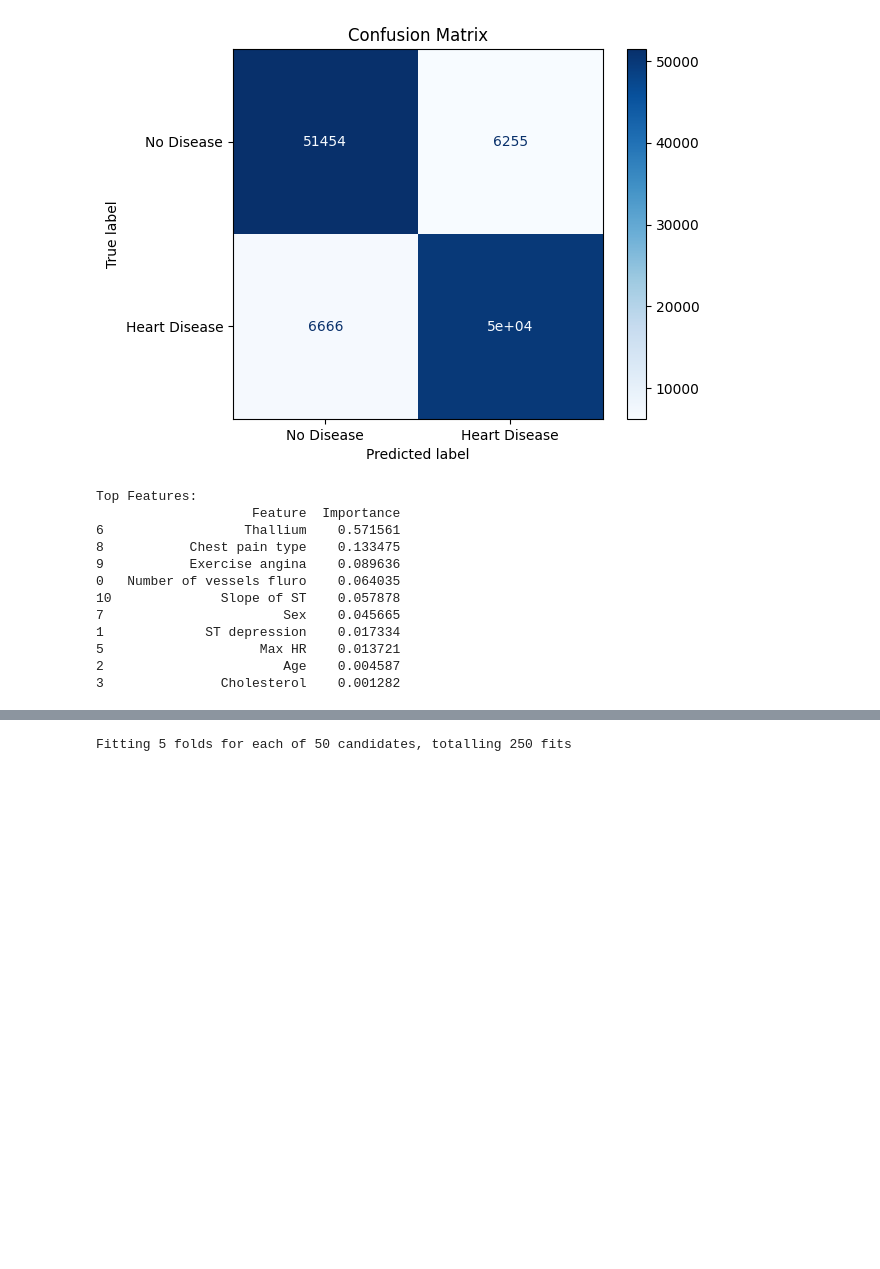
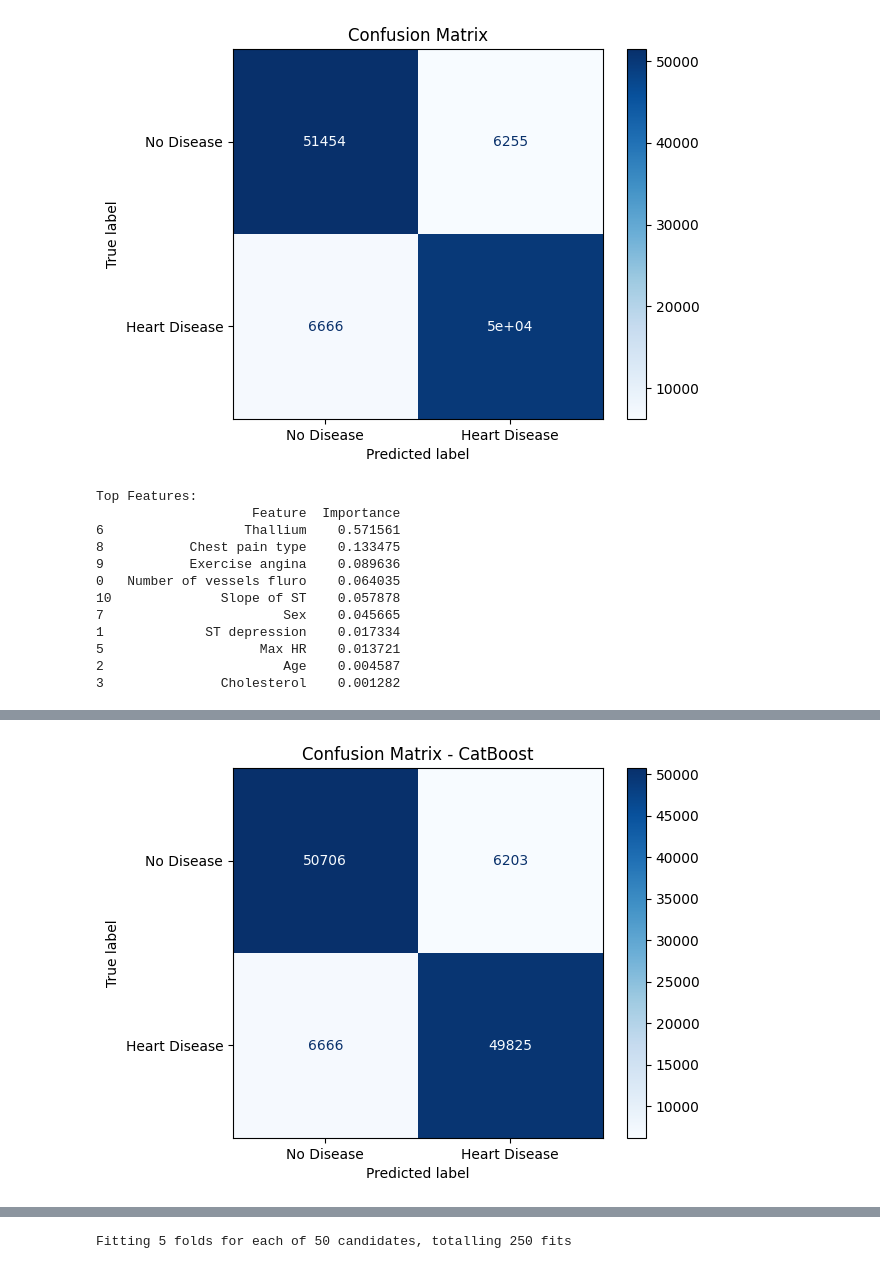
Before and after one commit to kirmanioussema12/Heart-Disease, a Jupyter notebook: Prediction.ipynb, the cells around one changed output, grey strips where cells are left out. Drawn from its saved outputs; the diff is of its cells as text; code cells hidden in the pictures; blank space fills up the shorter version.

```diff
--- a/Prediction.ipynb
+++ b/Prediction.ipynb
@@ -271,3 +257,84 @@ Top Features:
 5                    Max HR    0.013721
 2                       Age    0.004587
 3               Cholesterol    0.001282
+# %%
+# -----------------------------
+# 0️⃣ Imports
+import pandas as pd
+import matplotlib.pyplot as plt
+from sklearn.model_selection import train_test_split
+from sklearn.metrics import accuracy_score, classification_report, confusion_matrix, ConfusionMatrixDisplay
+from catboost import CatBoostClassifier
+
+# -----------------------------
+# 1️⃣ Select features
+numerical_features = ["Number of vessels fluro", "ST depression", "Age", "Cholesterol", "BP", "Max HR", "Thallium"]
+categorical_features = ["Sex", "Chest pain type", "Exercise angina", "Slope of ST"]
+
+# Combine numerical + categorical features (no one-hot encoding)
+X = df[numerical_features + categorical_features]
+y = df["Heart Disease"]
+
+# -----------------------------
+# 2️⃣ Train-test split
+X_train, X_test, y_train, y_test = train_test_split(
+    X, y, test_size=0.2, random_state=42, stratify=y
+)
+
+# -----------------------------
+# 3️⃣ Train CatBoost
+cat_features_indices = [X.columns.get_loc(col) for col in categorical_features]
+
+cat_model = CatBoostClassifier(
+    iterations=350,
+    learning_rate=0.1,
+    depth=5,
+    random_seed=42,
+    eval_metric="Logloss",
+    verbose=100
+)
+
+cat_model.fit(
+    X_train, y_train,
+    cat_features=cat_features_indices,
+    eval_set=(X_test, y_test),
+    use_best_model=True
+)
+
+# -----------------------------
+# 4️⃣ Predictions
+y_pred_train = cat_model.predict(X_train)
+y_pred_test = cat_model.predict(X_test)
+y_prob_test = cat_model.predict_proba(X_test)[:,1]
+
+# -----------------------------
+# 5️⃣ Accuracy
+train_acc = accuracy_score(y_train, y_pred_train)
+test_acc = accuracy_score(y_test, y_pred_test)
+
+print(f"Train Accuracy: {train_acc:.4f}")
+print(f"Test Accuracy:  {test_acc:.4f}")
+
+# -----------------------------
+# 6️⃣ Classification Report
+print("\nClassification Report - CatBoost:")
+print(classification_report(y_test, y_pred_test, target_names=["No Disease", "Heart Disease"]))
+
+# -----------------------------
+# 7️⃣ Confusion Matrix
+cm = confusion_matrix(y_test, y_pred_test)
+disp = ConfusionMatrixDisplay(confusion_matrix=cm, display_labels=["No Disease", "Heart Disease"])
+disp.plot(cmap="Blues", values_format='d')
+plt.title("Confusion Matrix - CatBoost")
+plt.show()
+
+# -----------------------------
+# 8️⃣ Feature Importance
+importances = pd.DataFrame({
+    "Feature": X.columns,
+    "Importance": cat_model.get_feature_importance()
+}).sort_values(by="Importance", ascending=False)
+
+print("\nTop Features:")
+print(importances.head(10))
+# %% [output]
@@ -273,0 +358 @@ Top Features:
+[figure, added]
```
Also changed, not shown: parts of 13 cells of this notebook, 6 other files.
